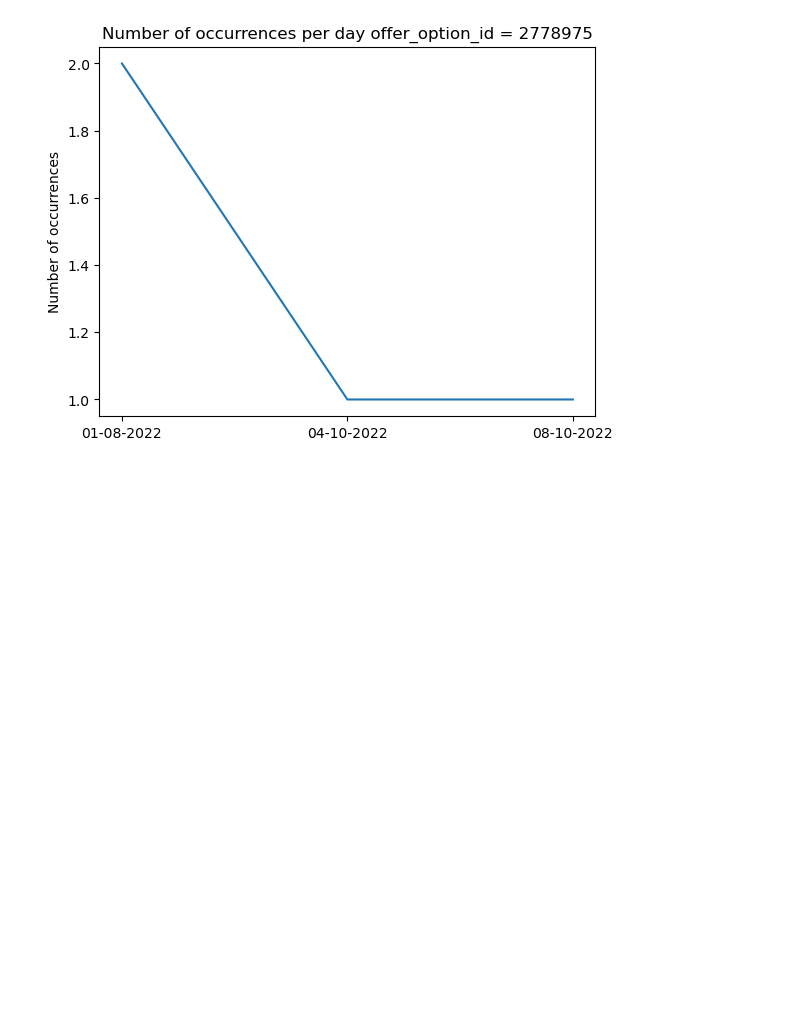
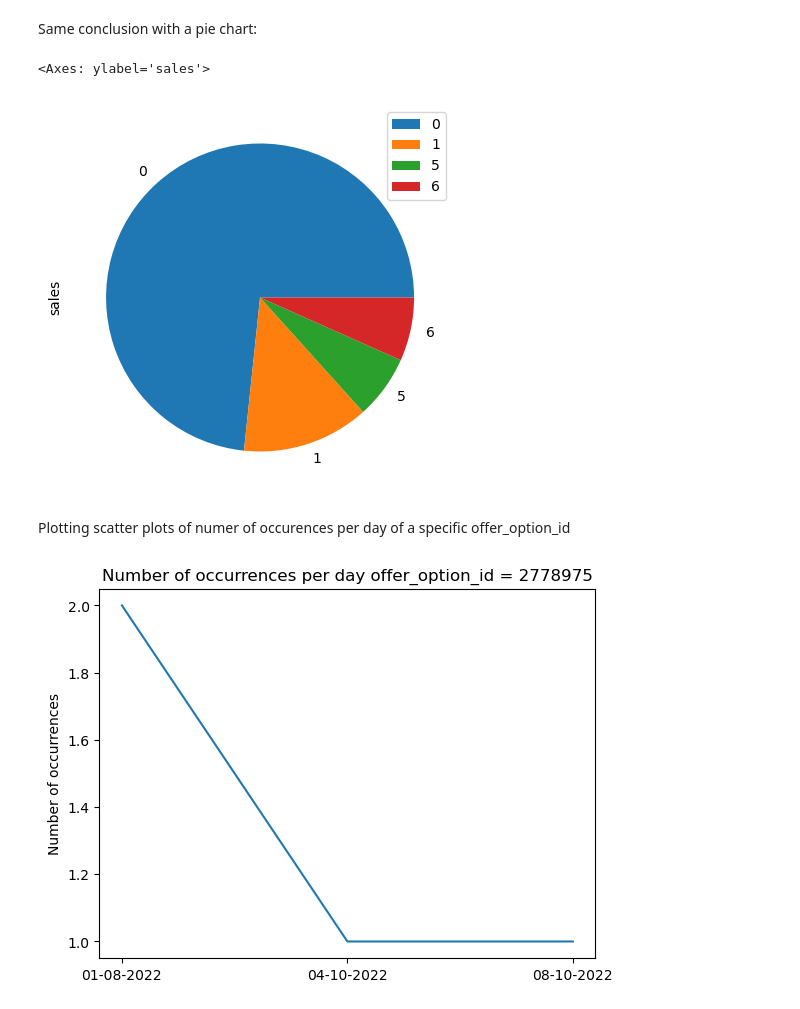
Before and after one commit to drica-monteiro/my_repository, a Jupyter notebook: teste.ipynb, the cells around one changed output. Drawn from its saved outputs; the diff is of its cells as text; code cells hidden in the pictures; blank space fills up the shorter version.

```diff
--- a/teste.ipynb
+++ b/teste.ipynb
@@ -53 +100,11 @@ u
+# %% [markdown]
+Same conclusion with a pie chart:
+# %%
+plot = a.plot.pie(y='sales', figsize=(5, 5))
+plot
+# %% [output]
+<Axes: ylabel='sales'>
+[figure, added]
+# %% [markdown]
+Plotting scatter plots of numer of occurences per day of a specific offer_option_id
 # %%
```
Also changed, not shown: parts of 23 cells of this notebook.
